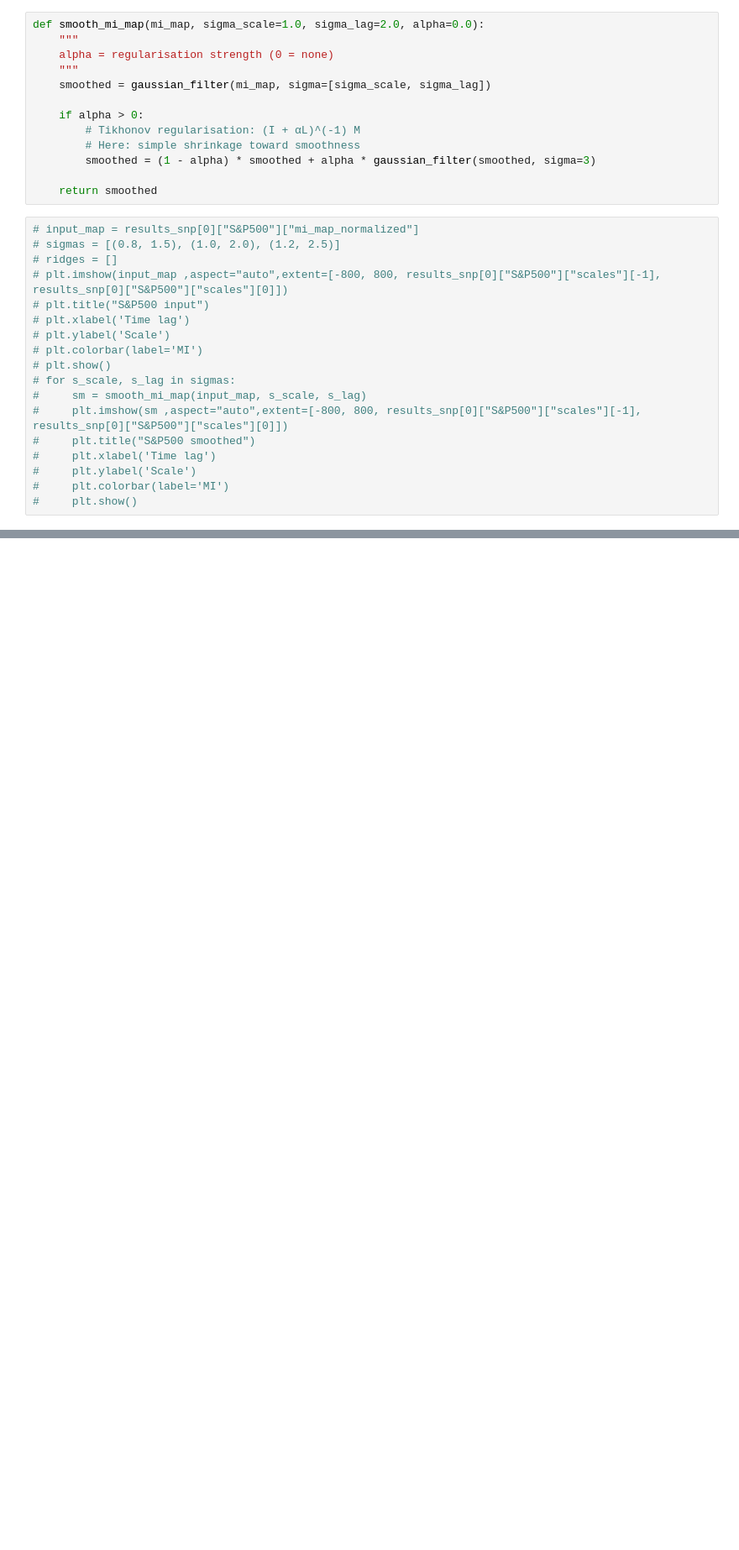
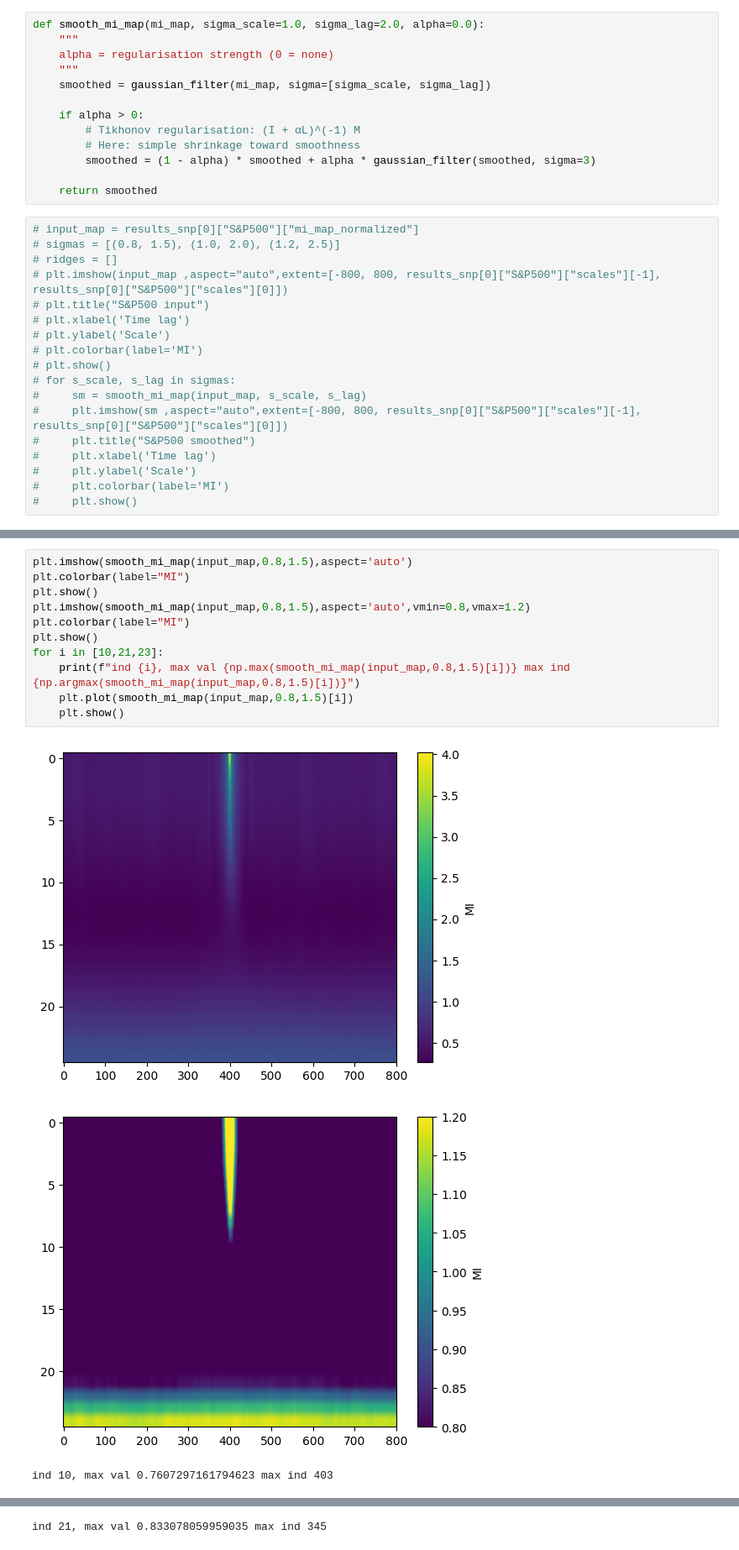
Before and after one commit to filipchudzynski/stock-market-non-gaussianity-analyzer_v2, a Jupyter notebook: __marimo__/MI_map_descriptors.ipynb, the cells around one changed output, grey strips where cells are left out. Shown at 84% size. Saved outputs shown, nothing was run; the diff lists cells and outputs as text; blank space fills up the shorter version.

```diff
--- a/__marimo__/MI_map_descriptors.ipynb
+++ b/__marimo__/MI_map_descriptors.ipynb
@@ -124,0 +168,15 @@ plot_comparison_with_ridges(
+# %%
+plt.imshow(smooth_mi_map(input_map,0.8,1.5),aspect='auto')
+plt.colorbar(label="MI")
+plt.show()
+plt.imshow(smooth_mi_map(input_map,0.8,1.5),aspect='auto',vmin=0.8,vmax=1.2)
+plt.colorbar(label="MI")
+plt.show()
+for i in [10,21,23]:
+    print(f"ind {i}, max val {np.max(smooth_mi_map(input_map,0.8,1.5)[i])} max ind {np.argmax(smooth_mi_map(input_map,0.8,1.5)[i])}")
+    plt.plot(smooth_mi_map(input_map,0.8,1.5)[i])
+    plt.show()
+# %% [output]
+[figure, added]
+[figure, added]
+ind 10, max val 0.7607297161794623 max ind 403
@@ -124,0 +184 @@ plot_comparison_with_ridges(
+ind 21, max val 0.833078059959035 max ind 345
```
Also changed, not shown: parts of 7 cells of this notebook, 1 other file.
